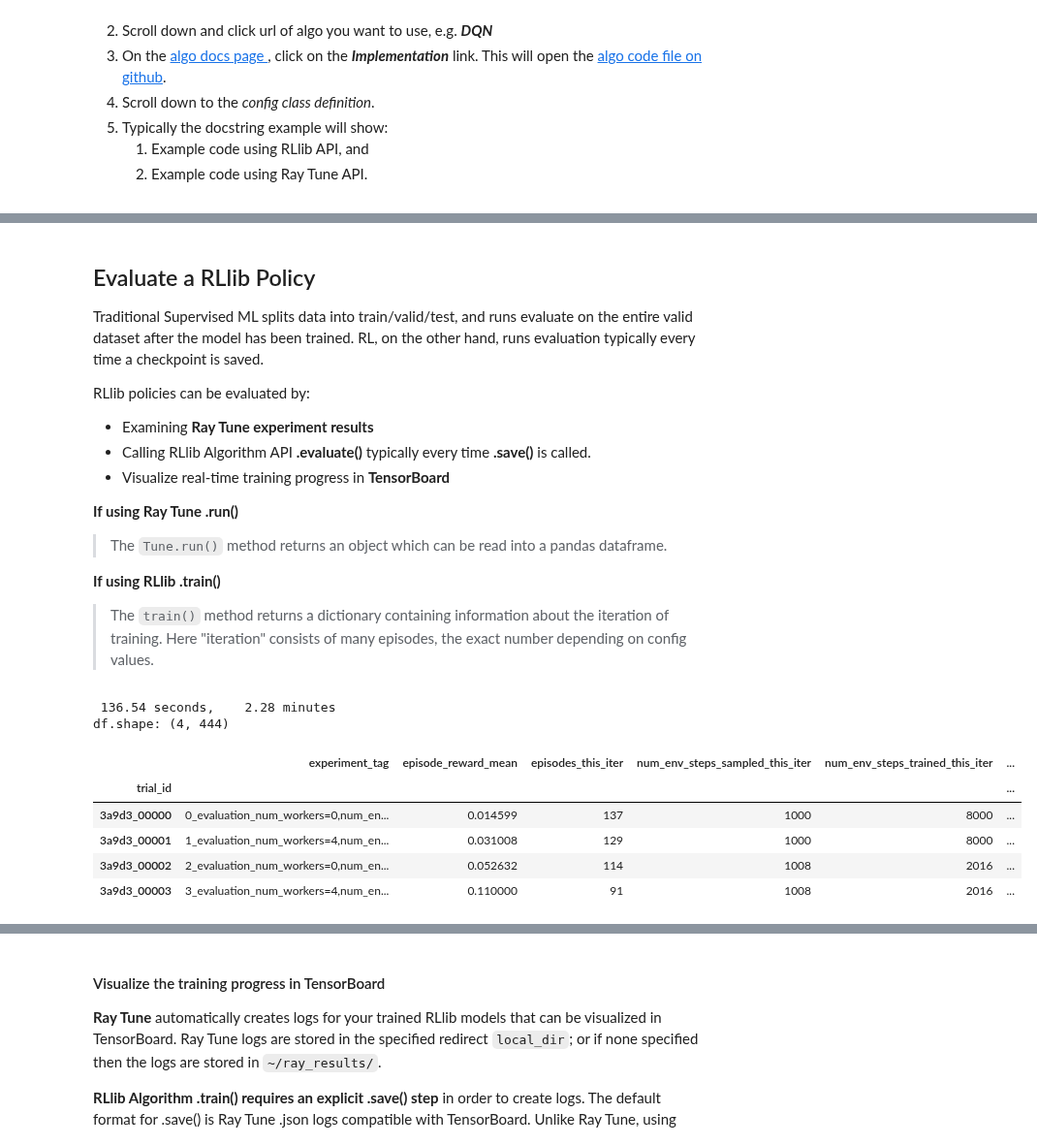
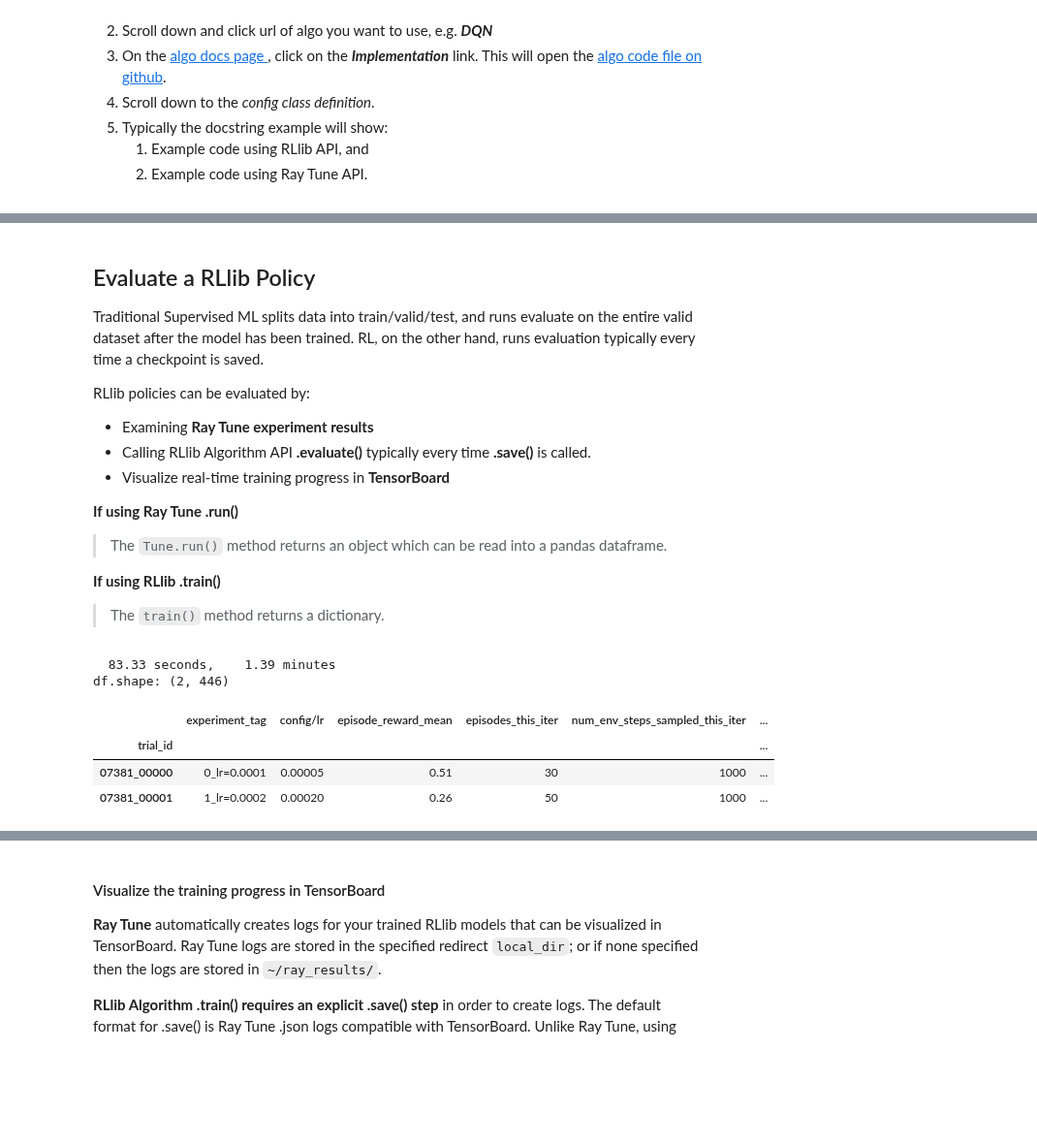
Before and after one commit to christy/AnyscaleDemos, a Jupyter notebook: rllib_demos/recsys_conference/ex_01_intro_gym_and_rllib.ipynb, the cells around one changed output, grey strips where cells are left out. Shown at 97% size. Drawn from its saved outputs; the diff is of its cells as text; code cells hidden in the pictures; blank space fills up the shorter version.

```diff
--- a/rllib_demos/recsys_conference/ex_01_intro_gym_and_rllib.ipynb
+++ b/rllib_demos/recsys_conference/ex_01_intro_gym_and_rllib.ipynb
@@ -957,50 +965,48 @@ RLlib policies can be evaluated by:
 
 <b>If using RLlib .train()</b>
 
-> The `train()` method returns a dictionary containing information about the iteration of training. Here "iteration" consists of many episodes, the exact number depending on config values.
+> The `train()` method returns a dictionary.
 # %%
-# # Read off overall stats
-# stats = experiment_results.stats()
-# secs = stats["timestamp"] - stats["start_time"]
-# print(f'{secs:7.2f} seconds, {secs/60.0:7.2f} minutes')
+# Read off overall stats
+stats = experiment_results.stats()
+secs = stats["timestamp"] - stats["start_time"]
+print(f'{secs:7.2f} seconds, {secs/60.0:7.2f} minutes')
 
-# # Read trainer results in a pandas dataframe
-# df = experiment_results.results_df
+# Read trainer results in a pandas dataframe
+df = experiment_results.results_df
 
-# # I'm not sure what these mean?
-# # print(f"Number of sample_timesteps: {df.iloc[0,:].num_agent_steps_sampled}")
-# # print(f"Number of num_agent_steps_trained: {df.iloc[0,:].num_agent_steps_trained}")
-# print(f"df.shape: {df.shape}")  # One row per experiment
-# # pick off col numbers this way
-# # temp = df.columns.tolist()
-# # temp
-# temp = df.iloc[:,[32, 3,5,12,13,14,19,24,31,52,53,54,55,56,57,80,118,252,418]].head()
-# temp.rename(columns={'config/evaluation_config/evaluation_config/num_workers':'num_train_workers'}, inplace=True)
-# temp.rename(columns={'config/evaluation_config/num_envs_per_worker':'num_envs_per_eval_worker'}, inplace=True)
-# temp.rename(columns={'config/evaluation_num_workers':'evaluation_num_workers'}, inplace=True)
-# temp.rename(columns={'config/num_workers':'num_rollout_workers'}, inplace=True)
-# from IPython.display import display
-# display(temp)
+# I'm not sure what these mean?
+# print(f"Number of sample_timesteps: {df.iloc[0,:].num_agent_steps_sampled}")
+# print(f"Number of num_agent_steps_trained: {df.iloc[0,:].num_agent_steps_trained}")
+print(f"df.shape: {df.shape}")  # One row per experiment
+# pick off col numbers this way
+# temp = df.columns.tolist()
+# temp
+temp = df.iloc[:,[32, 104, 3,5,12,13,14,19,24,31,52,53,54,55,56,57,80,118,252,418]].head()
+temp.rename(columns={'config/evaluation_config/evaluation_config/num_workers':'num_train_workers'}, inplace=True)
+temp.rename(columns={'config/evaluation_config/num_envs_per_worker':'num_envs_per_eval_worker'}, inplace=True)
+temp.rename(columns={'config/evaluation_num_workers':'evaluation_num_workers'}, inplace=True)
+temp.rename(columns={'config/num_workers':'num_rollout_workers'}, inplace=True)
+from IPython.display import display
+display(temp)
 
-# print()
-# print("TRAIN SETTINGS")
-# print(f"learning rate: {df.iloc[0,:]['config/lr']}")
-# print(f"batch_size: {df.iloc[0,:]['config/train_batch_size']}")
-# print(f"eval_interval: {df.iloc[0,:]['config/evaluation_interval']}")
-# print(f"Target update frequency: {df.iloc[0,:]['info/last_target_update_ts']}")
-# print(f"Num target updates: {df.iloc[0,:]['info/num_target_updates']}")
+print()
+print("TRAIN SETTINGS")
+print(f"learning rate: {df.iloc[0,:]['config/lr']}")
+print(f"batch_size: {df.iloc[0,:]['config/train_batch_size']}")
+print(f"eval_interval: {df.iloc[0,:]['config/evaluation_interval']}")
+print(f"Target update frequency: {df.iloc[0,:]['info/last_target_update_ts']}")
+print(f"Num target updates: {df.iloc[0,:]['info/num_target_updates']}")
 
-# print()
-# print("TIMINGS")
-# print(f"Total time (sec) 1st trial: {df.iloc[0,:]['time_total_s']}")
-# print(f"Total time (sec) 2nd trial: {df.iloc[1,:]['time_total_s']}")
+print()
+print("TIMINGS")
+print(f"Total time (sec) 1st trial: {df.iloc[0,:]['time_total_s']}")
+print(f"Total time (sec) 2nd trial: {df.iloc[1,:]['time_total_s']}")
 # %% [output]
- 136.54 seconds,    2.28 minutes
-df.shape: (4, 444)
+  83.33 seconds,    1.39 minutes
+df.shape: (2, 446)
-|  | experiment_tag | episode_reward_mean | episodes_this_iter | num_env_steps_sampled_this_iter | num_env_steps_trained_this_iter | ... |
+|  | experiment_tag | config/lr | episode_reward_mean | episodes_this_iter | num_env_steps_sampled_this_iter | ... |
 | trial_id |  |  |  |  |  | ... |
-| 3a9d3_00000 | 0_evaluation_num_workers=0,num_en... | 0.014599 | 137 | 1000 | 8000 | ... |
-| 3a9d3_00001 | 1_evaluation_num_workers=4,num_en... | 0.031008 | 129 | 1000 | 8000 | ... |
-| 3a9d3_00002 | 2_evaluation_num_workers=0,num_en... | 0.052632 | 114 | 1008 | 2016 | ... |
-| 3a9d3_00003 | 3_evaluation_num_workers=4,num_en... | 0.110000 | 91 | 1008 | 2016 | ... |
+| 07381_00000 | 0_lr=0.0001 | 0.00005 | 0.51 | 30 | 1000 | ... |
+| 07381_00001 | 1_lr=0.0002 | 0.00020 | 0.26 | 50 | 1000 | ... |
 TRAIN SETTINGS
```
Also changed, not shown: parts of 24 cells of this notebook.
